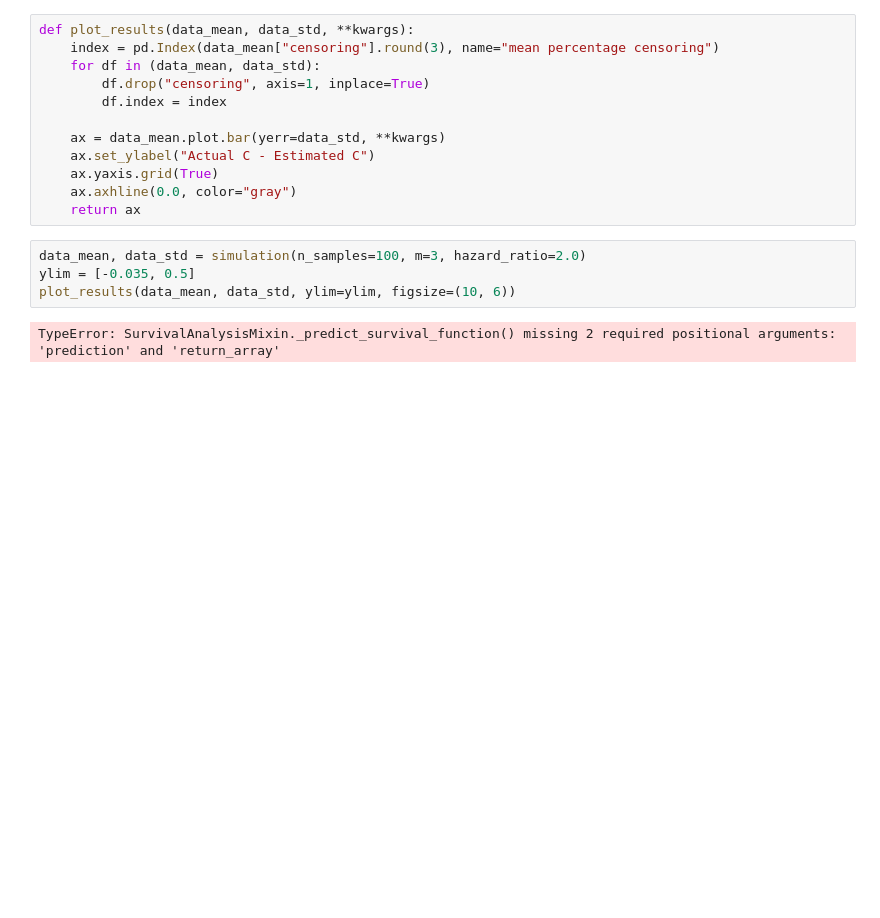
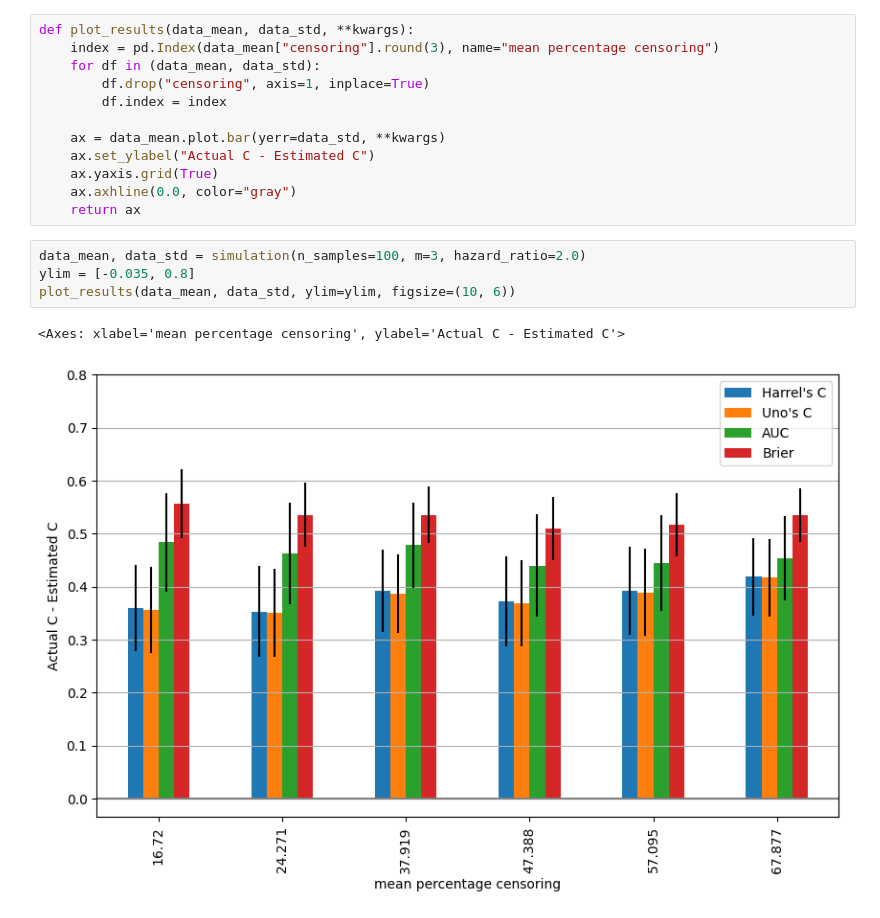
Before and after one commit to buchbindern/SurvivalSimulation, a Jupyter notebook: SimulationTesting.ipynb, the cells around one changed output. Cells and saved outputs as stored; diff of their text form; blank space fills up the shorter version.

```diff
--- a/SimulationTesting.ipynb
+++ b/SimulationTesting.ipynb
@@ -169,7 +169,8 @@ def plot_results(data_mean, data_std, **kwargs):
     return ax
 # %%
 data_mean, data_std = simulation(n_samples=100, m=3, hazard_ratio=2.0)
-ylim = [-0.035, 0.5]
+ylim = [-0.035, 0.8]
 plot_results(data_mean, data_std, ylim=ylim, figsize=(10, 6))
 # %% [output]
-TypeError: SurvivalAnalysisMixin._predict_survival_function() missing 2 required positional arguments: 'prediction' and 'return_array'
+<Axes: xlabel='mean percentage censoring', ylabel='Actual C - Estimated C'>
+[figure, added]
```
